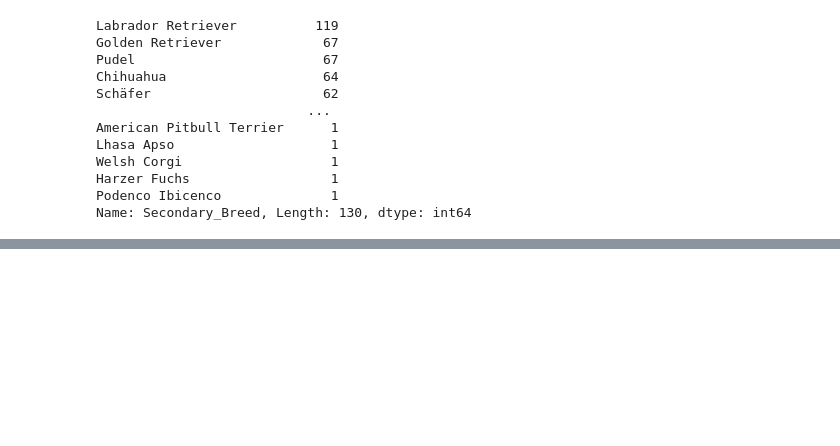
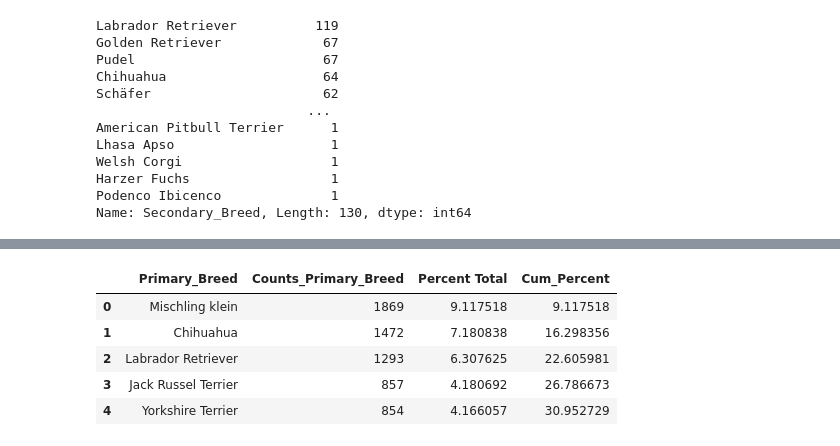
Before and after one commit to mgargiulo07/Springboard-Data-Science-Course, a Jupyter notebook: Data_Storytelling/Dogs of Zurich.ipynb, the cells around one changed output, grey strips where cells are left out. Drawn from its saved outputs; the diff is of its cells as text; code cells hidden in the pictures; blank space fills up the shorter version.

```diff
--- a/Data_Storytelling/Dogs of Zurich.ipynb
+++ b/Data_Storytelling/Dogs of Zurich.ipynb
@@ -248,0 +325,18 @@ df.Age = df.Age.astype('category')
+# %%
+Breed_Counts_df = pd.DataFrame(df.groupby('Primary_Breed')['Primary_Breed']\
+                               .count().sort_values(ascending=False)).add_prefix('Counts_').reset_index()
+
+Breed_Counts_df['Percent Total'] = (Breed_Counts_df.Counts_Primary_Breed / Breed_Counts_df.Counts_Primary_Breed.sum()) * 100
+
+
+Breed_Counts_df['Cum_Percent'] = Breed_Counts_df['Percent Total'].cumsum()
+counts_mask = Breed_Counts_df.loc[Breed_Counts_df.Cum_Percent<=75]
+
+counts_mask.head()
+# %% [output]
+|  | Primary_Breed | Counts_Primary_Breed | Percent Total | Cum_Percent |
+| 0 | Mischling klein | 1869 | 9.117518 | 9.117518 |
+| 1 | Chihuahua | 1472 | 7.180838 | 16.298356 |
+| 2 | Labrador Retriever | 1293 | 6.307625 | 22.605981 |
+| 3 | Jack Russel Terrier | 857 | 4.180692 | 26.786673 |
+| 4 | Yorkshire Terrier | 854 | 4.166057 | 30.952729 |
```
Also changed, not shown: parts of 56 cells of this notebook, 2 other files.
